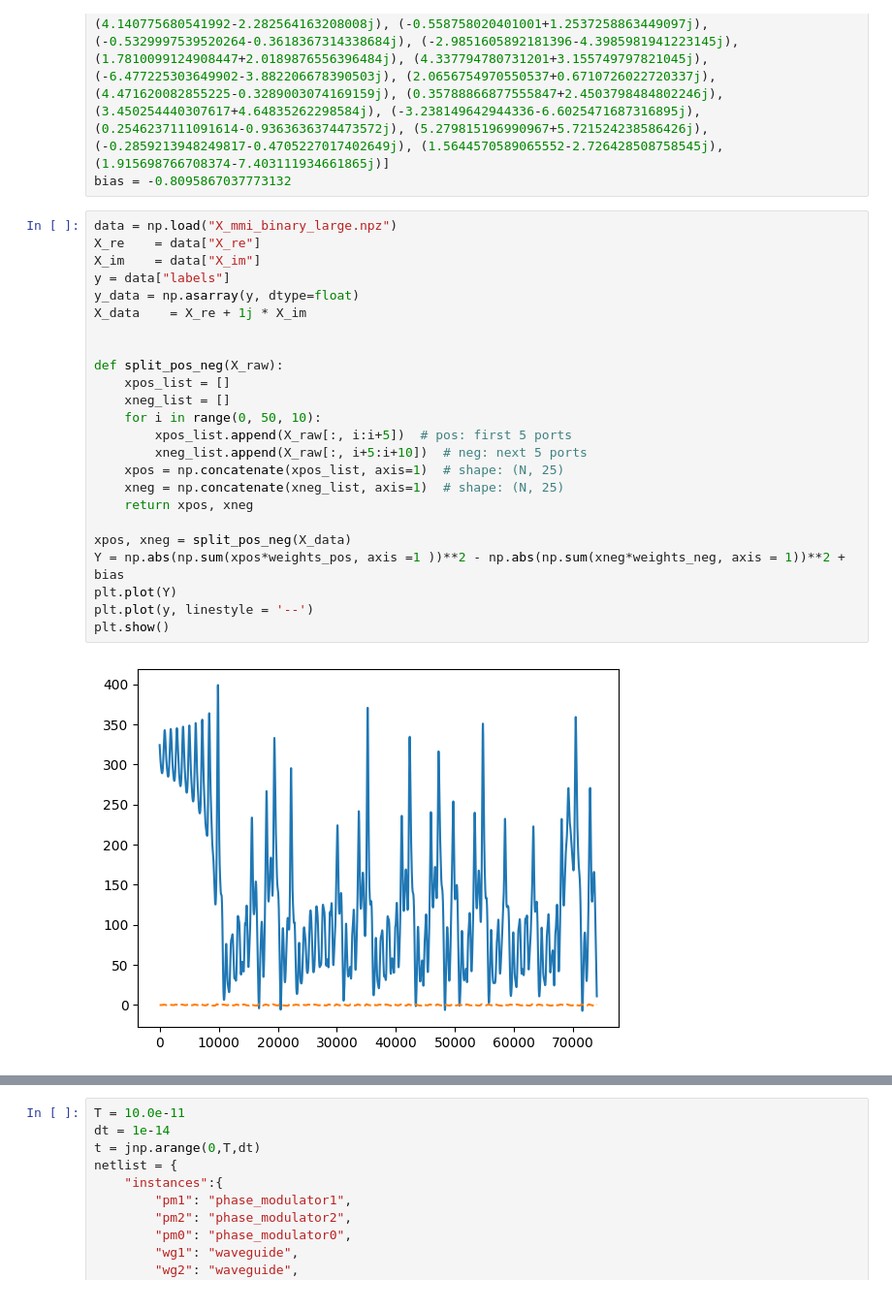
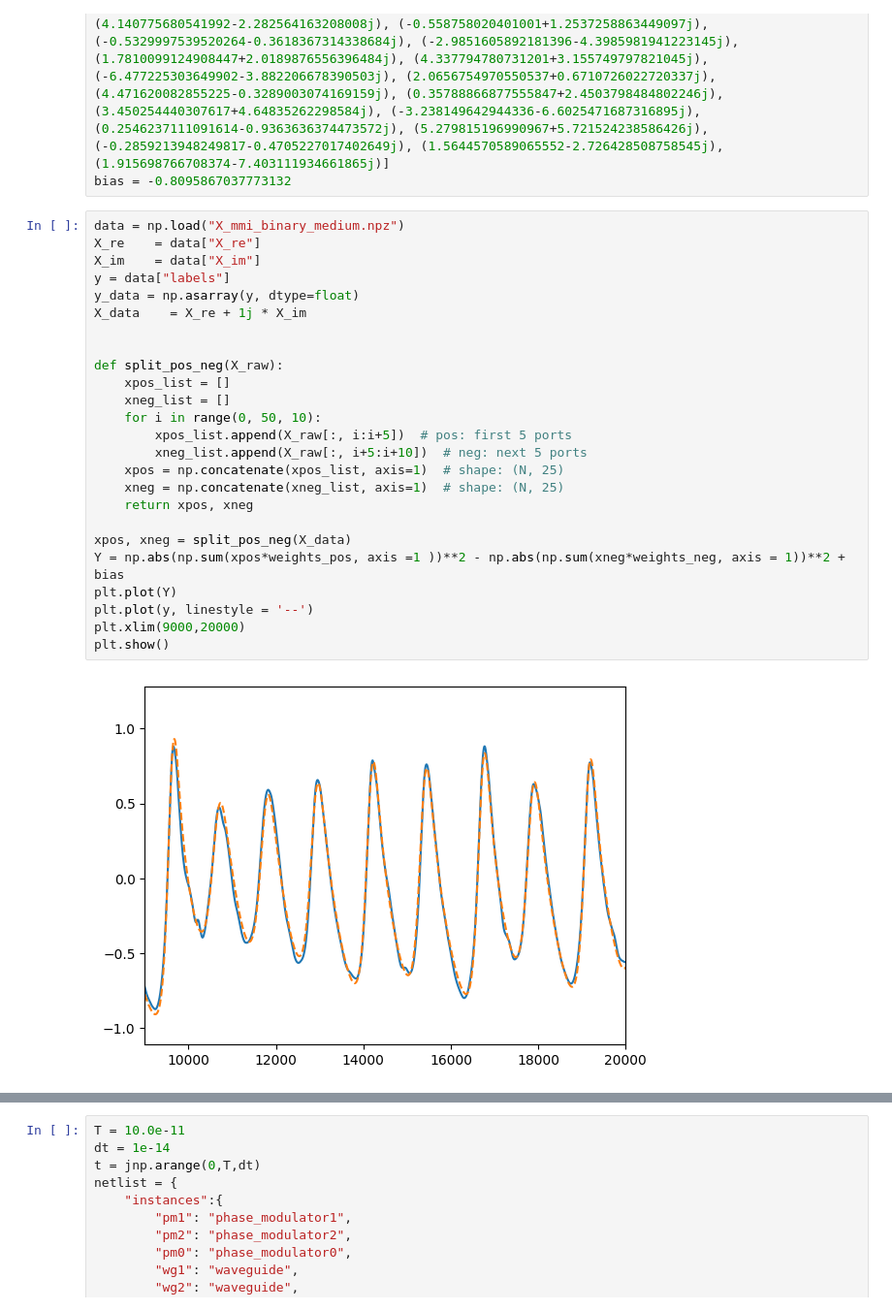
Before and after one commit to 1400073/time_domain_work, a Jupyter notebook: weights_checking.ipynb, the cells around one changed output, grey strips where cells are left out. Shown: that part at 97% size. Cells and saved outputs as stored; diff of their text form.

```diff
--- a/weights_checking.ipynb
+++ b/weights_checking.ipynb
@@ -100,31 +97,32 @@ weights_pos = [(2.3605496883392334+2.4250810146331787j), (-3.6164653301239014-4.
 weights_neg = [(5.781144142150879-2.1128532886505127j), (-3.465240716934204+4.8561859130859375j), (1.0994758605957031+3.6339149475097656j), (2.716571092605591+1.3810361623764038j), (-2.448823928833008-0.9184985160827637j), (1.0942151546478271+2.4806020259857178j), (-7.1614298820495605+1.5340770483016968j), (0.46814224123954773+1.6469050645828247j), (4.140775680541992-2.282564163208008j), (-0.558758020401001+1.2537258863449097j), (-0.5329997539520264-0.3618367314338684j), (-2.9851605892181396-4.3985981941223145j), (1.7810099124908447+2.0189876556396484j), (4.337794780731201+3.155749797821045j), (-6.477225303649902-3.882206678390503j), (2.0656754970550537+0.6710726022720337j), (4.471620082855225-0.3289003074169159j), (0.35788866877555847+2.4503798484802246j), (3.450254440307617+4.64835262298584j), (-3.238149642944336-6.6025471687316895j), (0.2546237111091614-0.9363636374473572j), (5.279815196990967+5.721524238586426j), (-0.2859213948249817-0.4705227017402649j), (1.5644570589065552-2.726428508758545j), (1.915698766708374-7.403111934661865j)]
 bias = -0.8095867037773132
 # %%
-data = np.load("X_mmi_binary_large.npz")
+data = np.load("X_mmi_binary_medium.npz")
 X_re    = data["X_re"]
 X_im    = data["X_im"]
 y = data["labels"]
 y_data = np.asarray(y, dtype=float)
 X_data    = X_re + 1j * X_im
 
 
 def split_pos_neg(X_raw):
     xpos_list = []
     xneg_list = []
     for i in range(0, 50, 10):
         xpos_list.append(X_raw[:, i:i+5])  # pos: first 5 ports
         xneg_list.append(X_raw[:, i+5:i+10])  # neg: next 5 ports
     xpos = np.concatenate(xpos_list, axis=1)  # shape: (N, 25)
     xneg = np.concatenate(xneg_list, axis=1)  # shape: (N, 25)
     return xpos, xneg
 
 xpos, xneg = split_pos_neg(X_data)
 Y = np.abs(np.sum(xpos*weights_pos, axis =1 ))**2 - np.abs(np.sum(xneg*weights_neg, axis = 1))**2 + bias
 plt.plot(Y)
 plt.plot(y, linestyle = '--')
+plt.xlim(9000,20000)
 plt.show()
 # %% [output]
-[figure, old version]
+[figure, new version]
 # %%
 fig = plt.figure()
 ax = fig.add_subplot(projection='3d')
```
Also changed, not shown: parts of 2 cells of this notebook, 6 other files.
